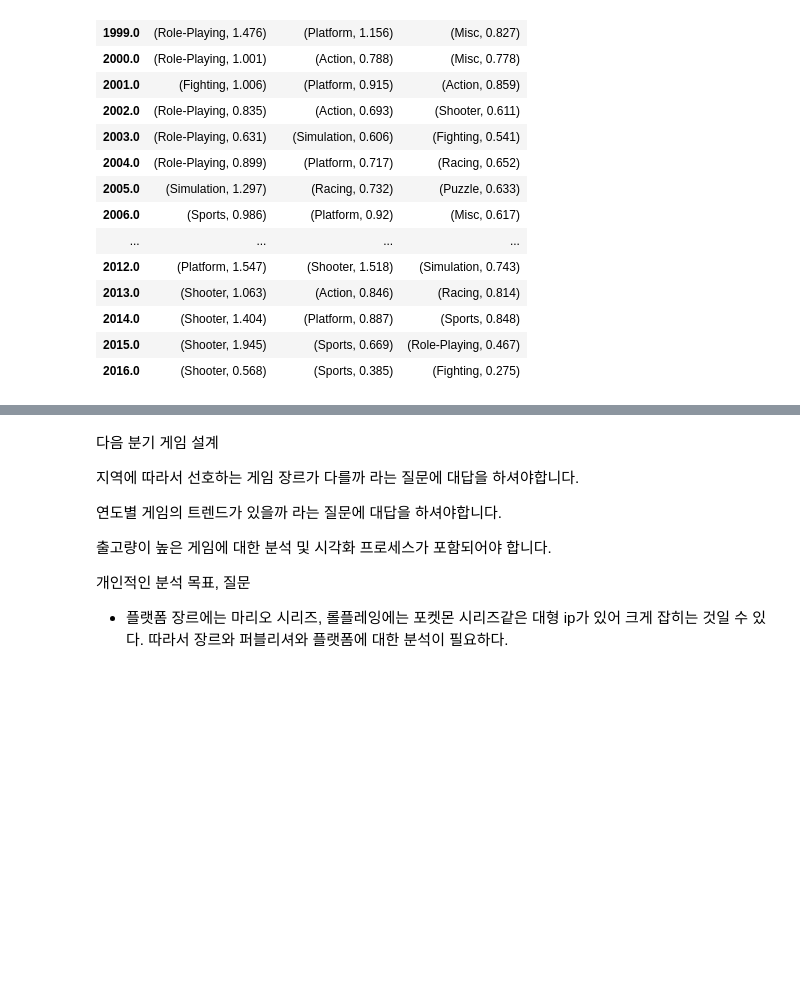
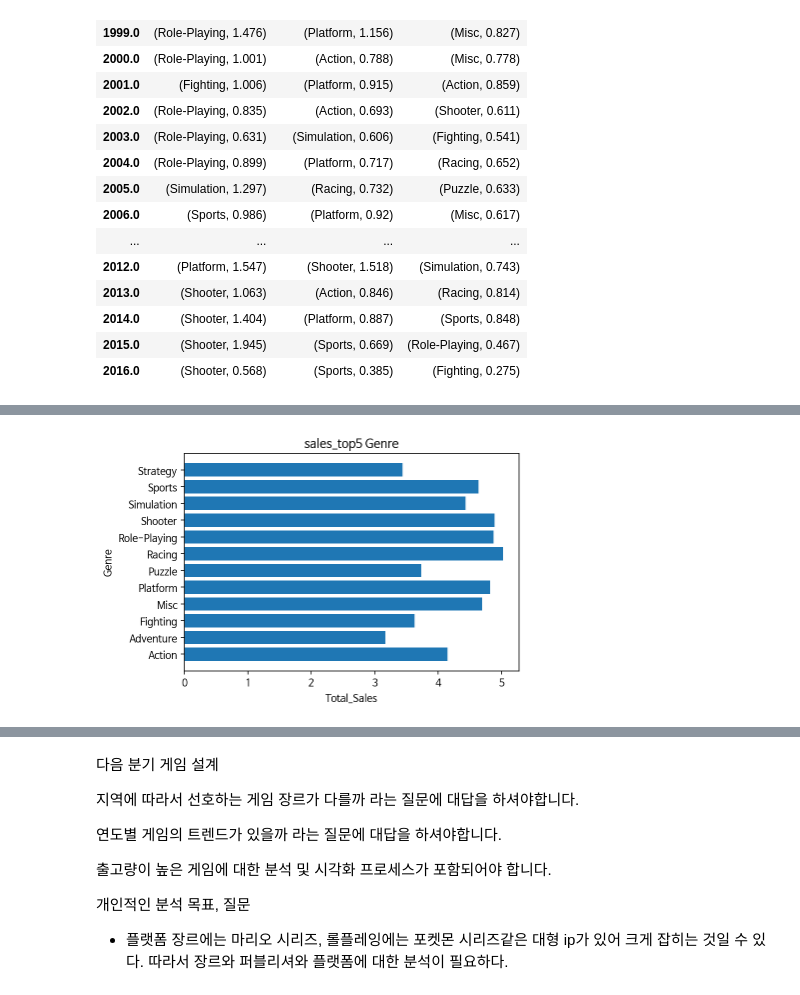
Before and after one commit to Kimtaewookdev/Sec1_project, a Jupyter notebook: AI_13_김태욱_Section1_proj.ipynb, the cells around one changed output, grey strips where cells are left out. Saved outputs shown, nothing was run; the diff lists cells and outputs as text; code cells hidden in the pictures; blank space fills up the shorter version.

```diff
--- a/AI_13_김태욱_Section1_proj.ipynb
+++ b/AI_13_김태욱_Section1_proj.ipynb
@@ -241,0 +316,4 @@ sales_top5 = sales[:int(len(sales) * 0.05)]
+# %%
+get_bar_mean(sales_top5, 'Genre')
+# %% [output]
+[figure, added]
```
Also changed, not shown: parts of 22 cells of this notebook.
